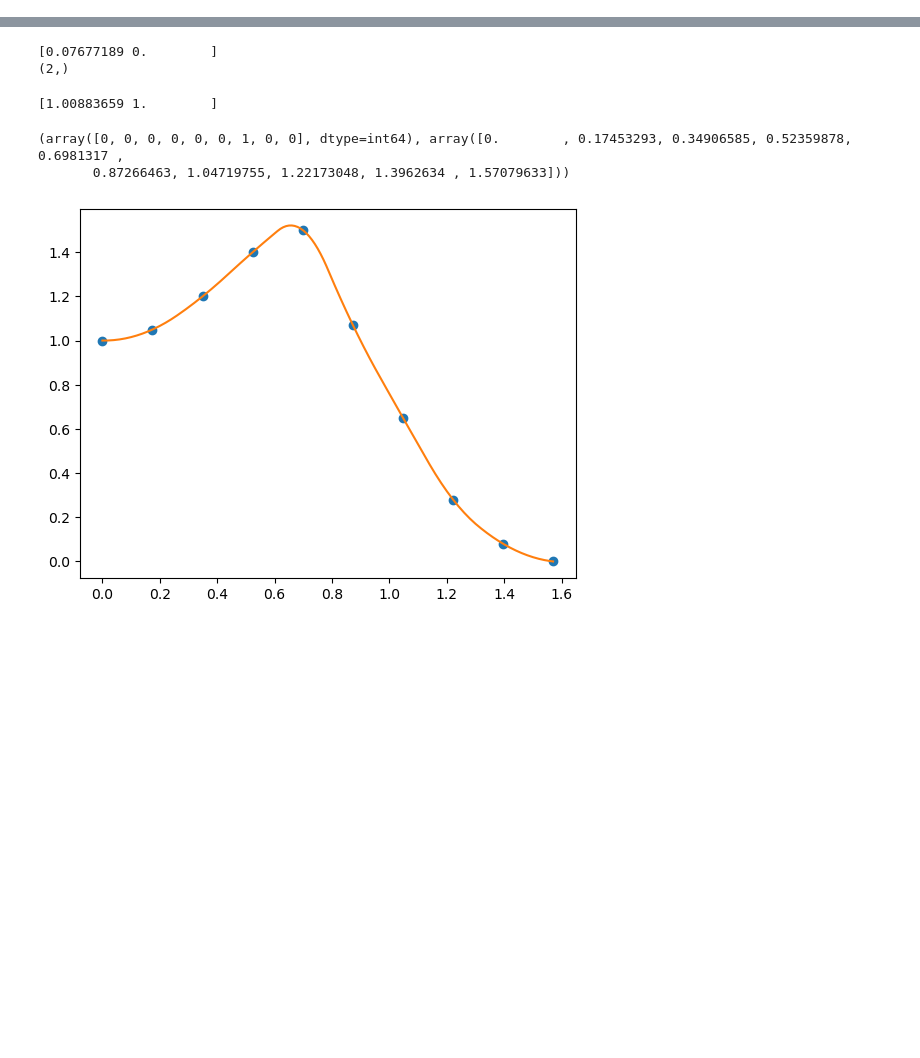
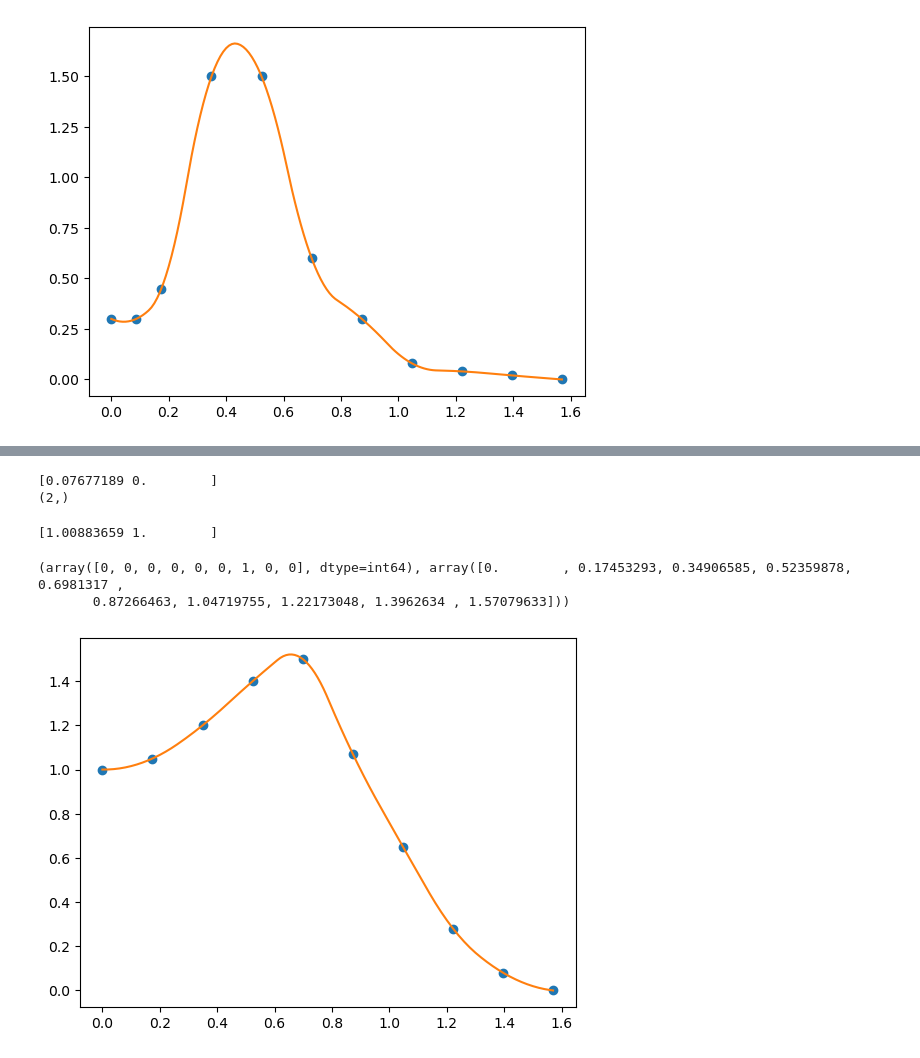
Before and after one commit to ararakitsubasa/etching, a Jupyter notebook: voxelToPointcloud.ipynb, the cells around one changed output, grey strips where cells are left out. Drawn from its saved outputs; the diff is of its cells as text; code cells hidden in the pictures; blank space fills up the shorter version.

```diff
--- a/voxelToPointcloud.ipynb
+++ b/voxelToPointcloud.ipynb
@@ -18,3 +19,16 @@ height = 60
 left_side = 75
 right_side = 75
 film[left_side:200-left_side, left_side:200-left_side, 0:height] = 10
+# %%
+yield_hist = np.array([[0.3, 0.3, 0.45,  1.5,  1.5,  0.6, 0.3, 0.08, 0.04, 0.02,  0], \
+                        [  0,  5,   10,   20,   30,   40,   50,   60,   70,   80, 90]])
+yield_hist[1] *= np.pi/180
+yield_func = interpolate.interp1d(yield_hist[1], yield_hist[0], kind='quadratic')
+
+xnew = np.arange(0, np.pi/2, 0.01)
+# xnew = np.array([])
+ynew = yield_func(xnew)   # use interpolation function returned by `interp1d`
+plt.plot(yield_hist[1], yield_hist[0], 'o', xnew, ynew, '-')
+plt.show()
+# %% [output]
+[figure, added]
```
Also changed, not shown: parts of 14 cells of this notebook, 2 other files.
